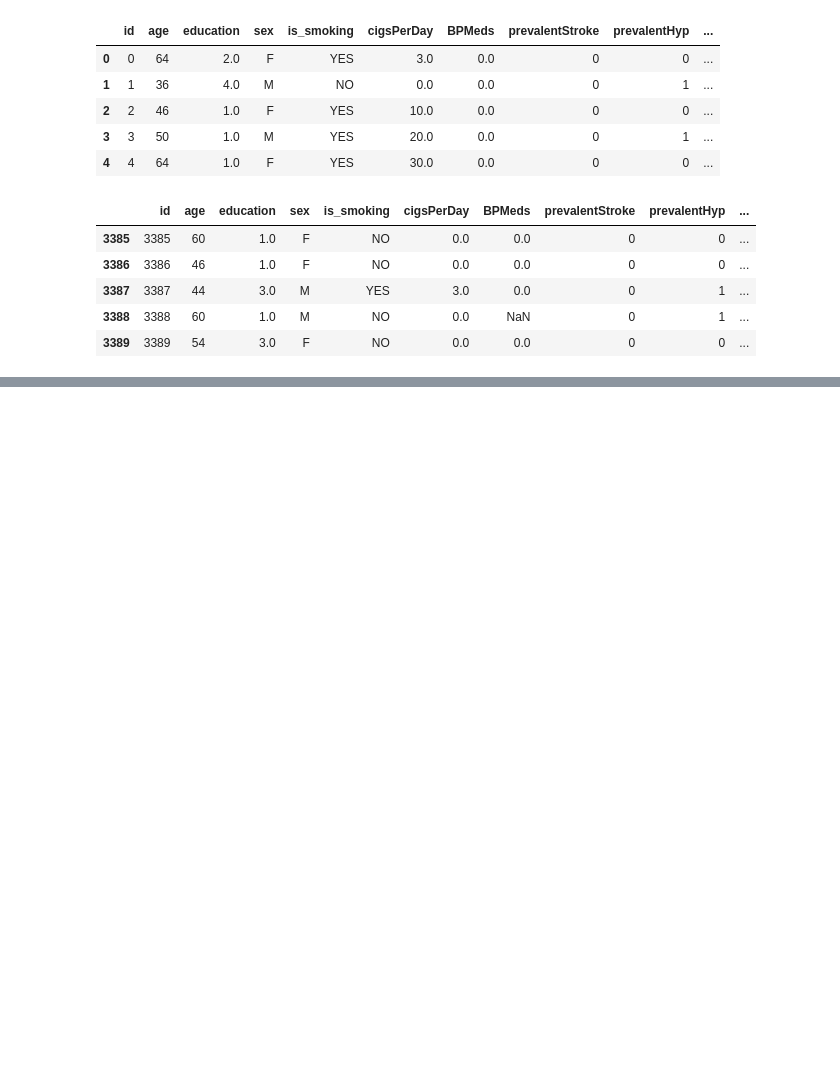
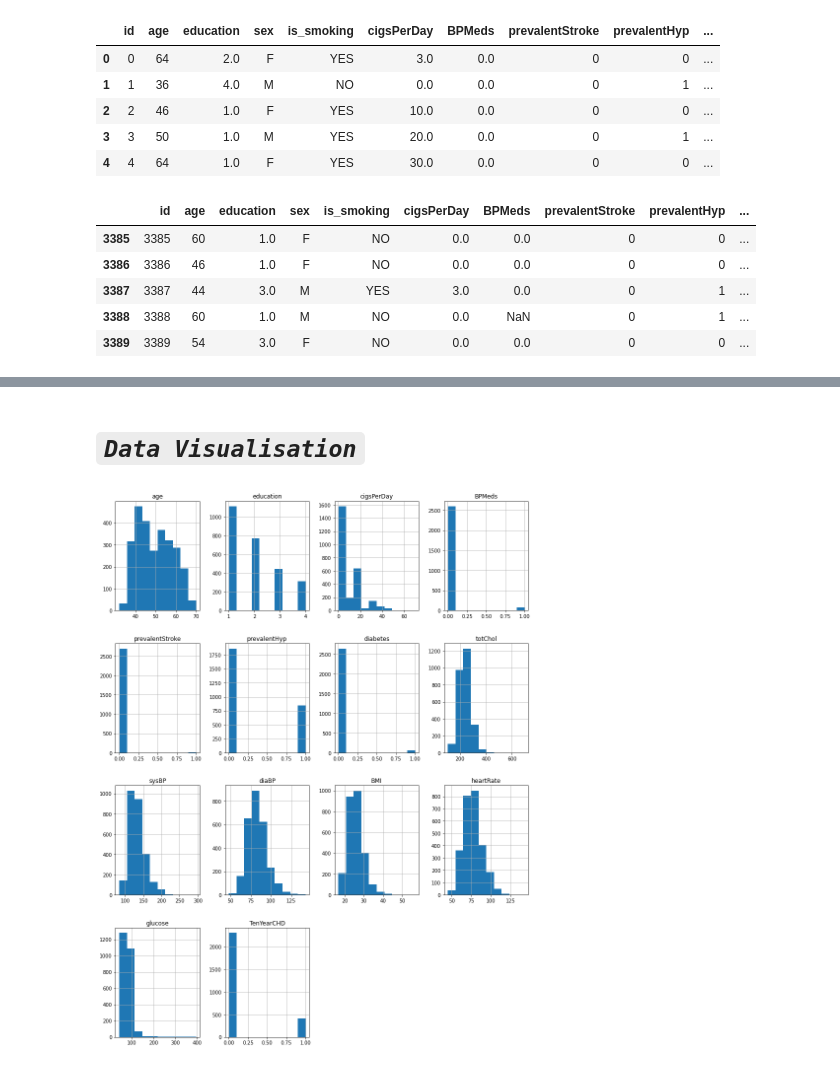
Before and after one commit to Prashant-op/Cardiovascular-Risk-Pridiction1, a Jupyter notebook: Prashant_Bhardwaj_Capstone_Cardiovascular_Risk_Pridiction.ipynb, the cells around one changed output, grey strips where cells are left out. Cells and saved outputs as stored; diff of their text form; code cells hidden in the pictures; blank space fills up the shorter version.

```diff
--- a/Prashant_Bhardwaj_Capstone_Cardiovascular_Risk_Pridiction.ipynb
+++ b/Prashant_Bhardwaj_Capstone_Cardiovascular_Risk_Pridiction.ipynb
@@ -193,0 +106,3 @@ sns.heatmap(abs(correlation), annot=True, cmap='coolwarm')
+# %%
+from sklearn.model_selection import train_test_split
+train_data, test_data = train_test_split(data, test_size=0.2, stratify=data['TenYearCHD'], random_state = 1)
@@ -193,0 +191,2 @@ sns.heatmap(abs(correlation), annot=True, cmap='coolwarm')
+# %%
+train_data.drop(['id'],axis=1,inplace=True)
@@ -193,0 +220,11 @@ sns.heatmap(abs(correlation), annot=True, cmap='coolwarm')
+# %%
+# For each X, calculate VIF and save in dataframe
+from statsmodels.stats.outliers_influence import variance_inflation_factor
+# creating dummies for SEX and Is smoking
+train_data['sex'] = data['sex'].map({'M':0, 'F':1})
+train_data['is_smoking'] = train_data['is_smoking'].map({'No':0, 'Yes':1})
+# the independent variables set
+X=train_data[[	'age' ,'education',	'sex','is_smoking','cigsPerDay','BPMeds','prevalentStroke','prevalentHyp','diabetes','totChol','sysBP','diaBP','BMI','heartRate','glucose']]
+vif = pd.DataFrame()
+vif["VIF Factor"] = [variance_inflation_factor(X.values, i) for i in range(15)]
+vif["features"] = X.columns
@@ -193,0 +243,10 @@ sns.heatmap(abs(correlation), annot=True, cmap='coolwarm')
+# %% [markdown]
+# ***`Data Visualisation`***
+# %%
+# plot histogram to see the distribution of the data
+fig = plt.figure(figsize = (15,20))
+ax = fig.gca()
+train_data.hist(ax = ax)
+plt.show()
+# %% [output]
+[figure, added]
```
Also changed, not shown: parts of 62 cells of this notebook.
